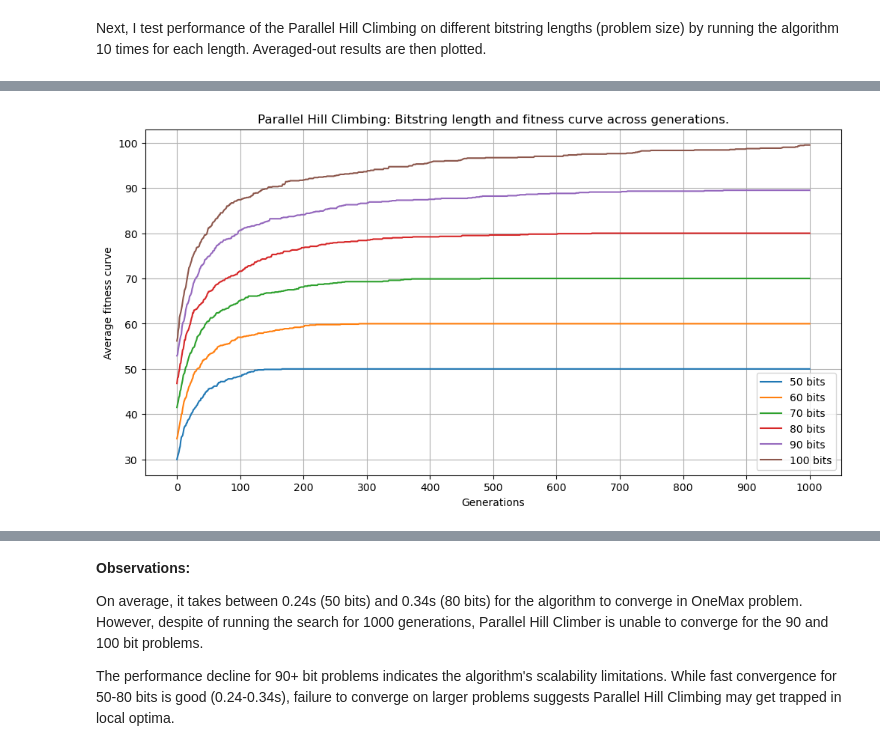
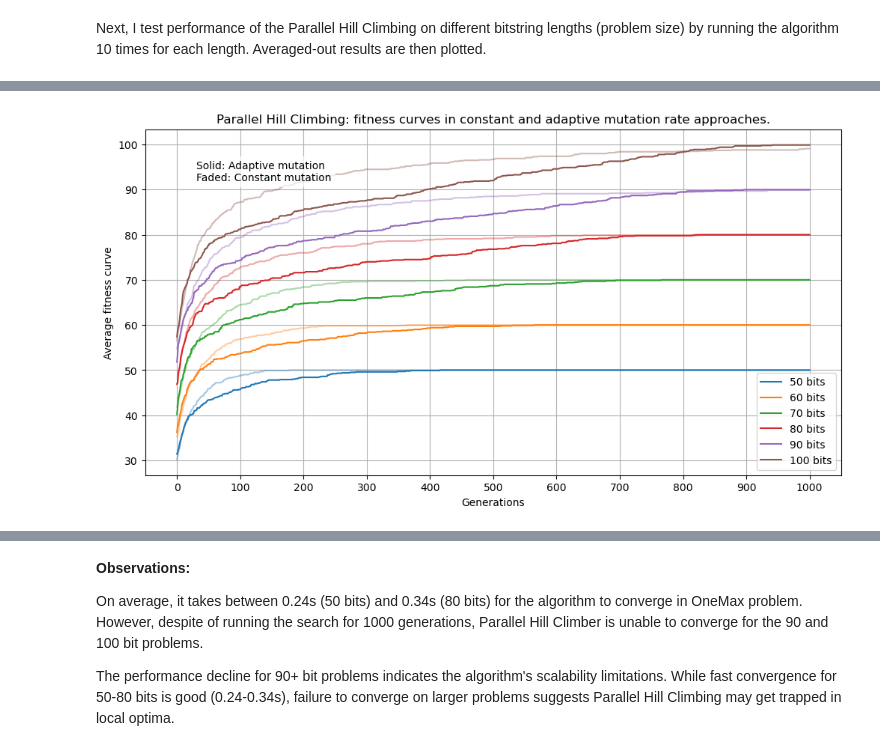
Before and after one commit to lukasz-iskierka/ai-parallel-hillclimbing-onemax, a Jupyter notebook: onemax_parallel_hill_climbing.ipynb, the cells around one changed output, grey strips where cells are left out. Cells and saved outputs as stored; diff of their text form; code cells hidden in the pictures.

```diff
--- a/onemax_parallel_hill_climbing.ipynb
+++ b/onemax_parallel_hill_climbing.ipynb
@@ -424,17 +472,40 @@ avg_best_fitness_scores, avg_fitness_scores_history, avg_speed = test_parallel_h
     generations = more_generations
 )
 
-plt.figure(figsize=(12, 6))
-
-for length, fitness in zip(longer_bitstrings, avg_fitness_scores_history):
-    sns.lineplot(x=np.arange(more_generations + 1), y=fitness, label=f"{length} bits")
-
-plt.title("Parallel Hill Climbing: Bitstring length and fitness curve across generations.")
-plt.xlabel("Generations")
-plt.ylabel("Average fitness curve")
-plt.xticks(np.arange(0, more_generations + 1, 100))
-plt.legend()
-plt.grid(True)
-plt.show()
+# Test-run the v2 of the algorithm (with adaptive mutation)
+avg_best_fitness_scores2, avg_fitness_scores_history2, avg_speed2 = test_parallel_hill_climber(
+    bitstring_lengths=longer_bitstrings,
+    generations = more_generations,
+    alg_version=2
+)
-# %% [output]
-[figure, removed]
+# %%
+plt.figure(figsize=(12, 6))
+
+# Create a color palette for all lines
+colors = sns.color_palette(n_colors=len(longer_bitstrings))
+
+# Adaptive mutation approach
+for length, fitness_v2, color in zip(longer_bitstrings, avg_fitness_scores_history2, colors):
+    sns.lineplot(x=np.arange(more_generations + 1), y=fitness_v2, label=f"{length} bits", color=color)
+
+# Constant mutation rate approach
+for length, fitness_v1, color in zip(longer_bitstrings, avg_fitness_scores_history, colors):
+    sns.lineplot(x=np.arange(more_generations + 1), y=fitness_v1, alpha=0.4, label='_nolegend_', color=color)
+
+# Annotation near the 100-bit lines
+plt.annotate(
+    'Solid: Adaptive mutation\nFaded: Constant mutation',
+    xy=(25, 97),  # Position to point to
+    xytext=(30, 92),  # Text position
+    bbox=dict(facecolor='white', edgecolor='none', alpha=0.7),
+)
+
+plt.title("Parallel Hill Climbing: fitness curves in constant and adaptive mutation rate approaches.")
+plt.xlabel("Generations")
+plt.ylabel("Average fitness curve")
+plt.xticks(np.arange(0, more_generations + 1, 100))
+plt.legend()
+plt.grid(True)
+plt.show()
+# %% [output]
+[figure, added]
```
Also changed, not shown: parts of 10 cells of this notebook.
